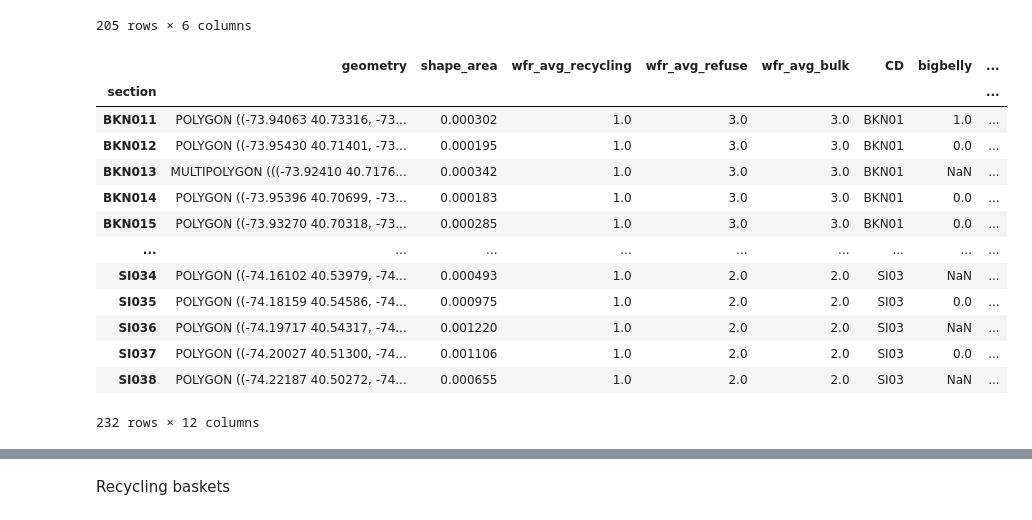
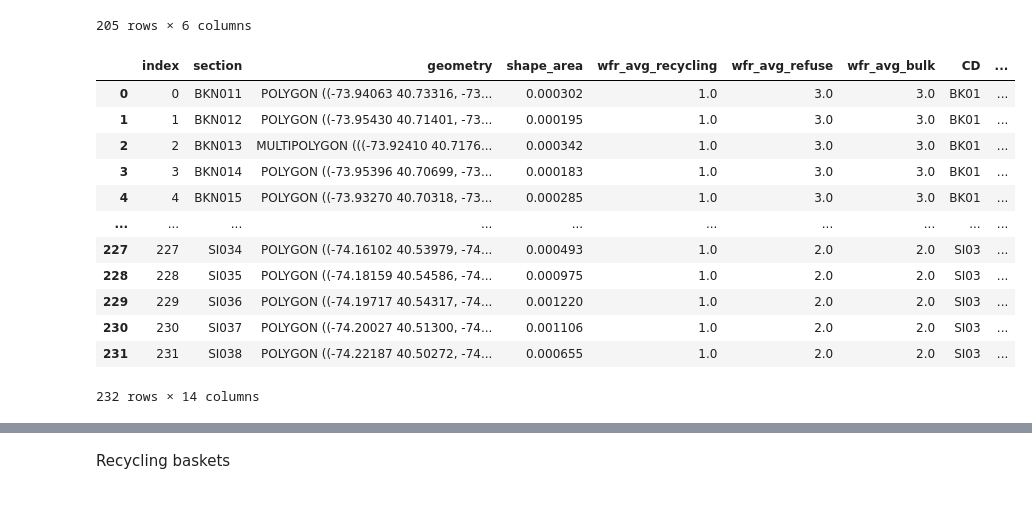
Before and after one commit to glpincus/NYCclean_ML4C, a Jupyter notebook: SWMpreprocessing.ipynb, the cells around one changed output, grey strips where cells are left out. Cells and saved outputs as stored; diff of their text form; code cells hidden in the pictures.

```diff
--- a/SWMpreprocessing.ipynb
+++ b/SWMpreprocessing.ipynb
@@ -2,9 +2,12 @@
 import pandas as pd
 import numpy as np
 import geopandas as gpd
+import matplotlib as plt
 import requests
 import urllib.request as urllib
 import json
+pd.set_option("max_rows", 200)
+pd.set_option("max_columns", None)
 # %% [markdown]
 Composting Services
 # %%
@@ -97,6 +100,6 @@ dsny_freq['wfr_refuse_wt'] = dsny_freq['wfr_refuse'] * dsny_freq['shape_area']
 dsny_freq['wfr_bulk_wt'] = dsny_freq['wfr_bulk'] * dsny_freq['shape_area']
 # %%
 #now dissolve and use the weighted average of collection frequency by land area
-dsny_freq_sct = dsny_freq[['section','wfr_recycling_wt','wfr_refuse_wt','wfr_bulk_wt','shape_area','geometry']].dissolve(by = 'section',aggfunc='sum')
+dsny_freq_sct = dsny_freq[['section','wfr_recycling_wt','wfr_refuse_wt','wfr_bulk_wt','shape_area','geometry']].dissolve(by = 'section',aggfunc='sum', as_index=False)
 dsny_freq_sct.head()
 # %% [output]
@@ -116,8 +118,5 @@ dsny_freq_sct['wfr_avg_bulk'] = dsny_freq_sct['wfr_bulk_wt'] / dsny_freq_sct['sh
 #drop irrelevant columns
 dsny_freq_sct.drop(['wfr_recycling_wt','wfr_refuse_wt','wfr_bulk_wt'],axis = 1,inplace = True)
 
-#recreate CD column
-dsny_freq_sct['CD'] = dsny_freq_sct.index.str[:-1]
-
 dsny_freq_sct.head()
 # %% [output]
@@ -130,0 +129,14 @@ dsny_freq_sct.head()
+# %%
+# From the data dictionary: DISTRICT contains the following info: DSNY-Zone+District. DSNY Zones are Manhattan (MN), Bronx (BX), Brooklyn North (BKN),
+#  Brooklyn South (BKS), Queens East (QE), Queens West (QW), and Staten Island (SI). NYC Boroughs are divided into Districts,
+#  which in this data set are written as 2 digit numbers; range is 01 to 18. Districts contain the same boundaries as NYC
+# Community Districts. Sections are single digit numbers with a range of 1 to 5.
+
+#convert to community districts
+dsny_freq_sct['CD'] = dsny_freq_sct['section'].str[:-1]
+dsny_freq_sct['CD'] = dsny_freq_sct['CD'].str.replace('BKN','BK',)
+dsny_freq_sct['CD'] = dsny_freq_sct['CD'].str.replace('BKS','BK')
+dsny_freq_sct['CD'] = dsny_freq_sct['CD'].str.replace('QE','QN')
+dsny_freq_sct['CD'] = dsny_freq_sct['CD'].str.replace('QW','QN')
+
+dsny_freq_sct.head()
@@ -169,20 +188,20 @@ litter_baskets_sct
 205 rows × 6 columns
 # %%
 #merge with the collection frequency dataframe
-sct = dsny_freq_sct.merge(litter_baskets_sct, how= 'left', left_index = True, right_index = True)
+sct = dsny_freq_sct.merge(litter_baskets_sct, how= 'left', left_on='section', right_index = True)
+sct = sct.fillna(0).reset_index()
 sct
 # %% [output]
-|  | geometry | shape_area | wfr_avg_recycling | wfr_avg_refuse | wfr_avg_bulk | CD | bigbelly | ... |
-| section |  |  |  |  |  |  |  | ... |
-| BKN011 | POLYGON ((-73.94063 40.73316, -73... | 0.000302 | 1.0 | 3.0 | 3.0 | BKN01 | 1.0 | ... |
-| BKN012 | POLYGON ((-73.95430 40.71401, -73... | 0.000195 | 1.0 | 3.0 | 3.0 | BKN01 | 0.0 | ... |
-| BKN013 | MULTIPOLYGON (((-73.92410 40.7176... | 0.000342 | 1.0 | 3.0 | 3.0 | BKN01 | NaN | ... |
-| BKN014 | POLYGON ((-73.95396 40.70699, -73... | 0.000183 | 1.0 | 3.0 | 3.0 | BKN01 | 0.0 | ... |
-| BKN015 | POLYGON ((-73.93270 40.70318, -73... | 0.000285 | 1.0 | 3.0 | 3.0 | BKN01 | 0.0 | ... |
-| ... | ... | ... | ... | ... | ... | ... | ... | ... |
-| SI034 | POLYGON ((-74.16102 40.53979, -74... | 0.000493 | 1.0 | 2.0 | 2.0 | SI03 | NaN | ... |
-| SI035 | POLYGON ((-74.18159 40.54586, -74... | 0.000975 | 1.0 | 2.0 | 2.0 | SI03 | 0.0 | ... |
-| SI036 | POLYGON ((-74.19717 40.54317, -74... | 0.001220 | 1.0 | 2.0 | 2.0 | SI03 | NaN | ... |
-| SI037 | POLYGON ((-74.20027 40.51300, -74... | 0.001106 | 1.0 | 2.0 | 2.0 | SI03 | 0.0 | ... |
-| SI038 | POLYGON ((-74.22187 40.50272, -74... | 0.000655 | 1.0 | 2.0 | 2.0 | SI03 | NaN | ... |
+|  | index | section | geometry | shape_area | wfr_avg_recycling | wfr_avg_refuse | wfr_avg_bulk | CD | ... |
+| 0 | 0 | BKN011 | POLYGON ((-73.94063 40.73316, -73... | 0.000302 | 1.0 | 3.0 | 3.0 | BK01 | ... |
+| 1 | 1 | BKN012 | POLYGON ((-73.95430 40.71401, -73... | 0.000195 | 1.0 | 3.0 | 3.0 | BK01 | ... |
+| 2 | 2 | BKN013 | MULTIPOLYGON (((-73.92410 40.7176... | 0.000342 | 1.0 | 3.0 | 3.0 | BK01 | ... |
+| 3 | 3 | BKN014 | POLYGON ((-73.95396 40.70699, -73... | 0.000183 | 1.0 | 3.0 | 3.0 | BK01 | ... |
+| 4 | 4 | BKN015 | POLYGON ((-73.93270 40.70318, -73... | 0.000285 | 1.0 | 3.0 | 3.0 | BK01 | ... |
+| ... | ... | ... | ... | ... | ... | ... | ... | ... | ... |
+| 227 | 227 | SI034 | POLYGON ((-74.16102 40.53979, -74... | 0.000493 | 1.0 | 2.0 | 2.0 | SI03 | ... |
+| 228 | 228 | SI035 | POLYGON ((-74.18159 40.54586, -74... | 0.000975 | 1.0 | 2.0 | 2.0 | SI03 | ... |
+| 229 | 229 | SI036 | POLYGON ((-74.19717 40.54317, -74... | 0.001220 | 1.0 | 2.0 | 2.0 | SI03 | ... |
+| 230 | 230 | SI037 | POLYGON ((-74.20027 40.51300, -74... | 0.001106 | 1.0 | 2.0 | 2.0 | SI03 | ... |
+| 231 | 231 | SI038 | POLYGON ((-74.22187 40.50272, -74... | 0.000655 | 1.0 | 2.0 | 2.0 | SI03 | ... |
-232 rows × 12 columns
+232 rows × 14 columns
```
Also changed, not shown: parts of 42 cells of this notebook, 1 other file.
